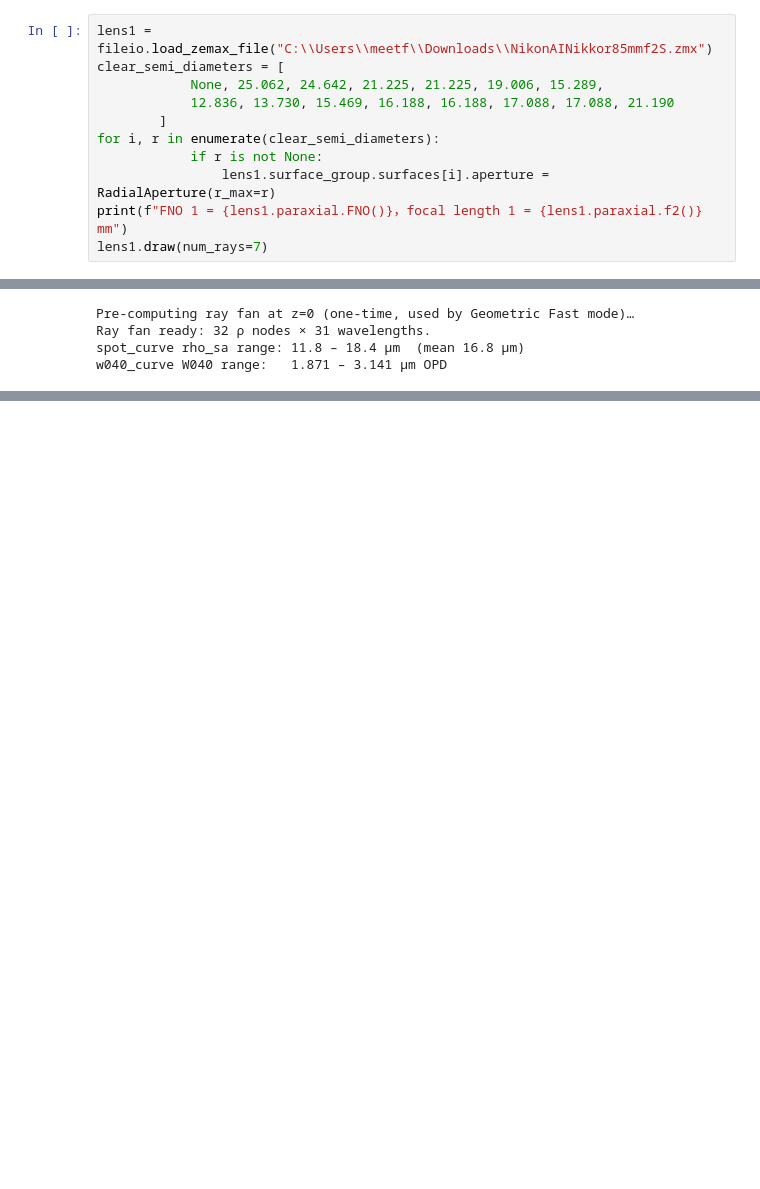
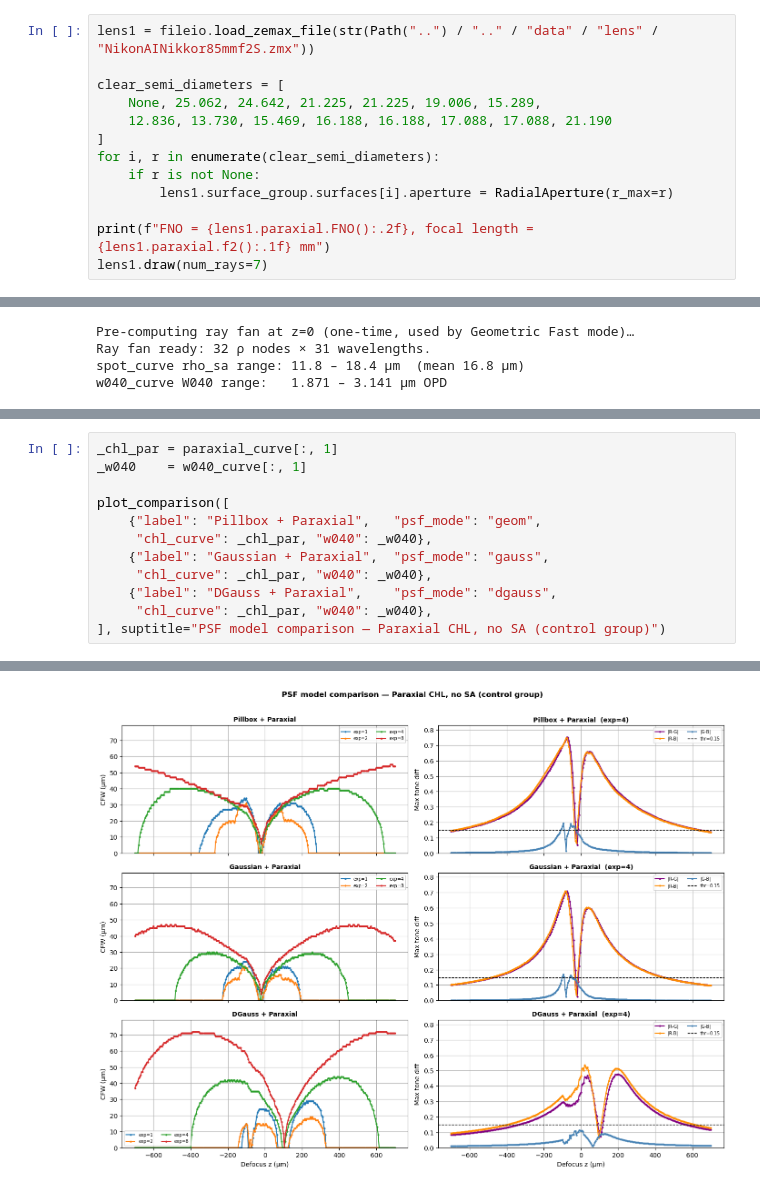
Before and after one commit to Leyangf/ColorFringeCalculation, a Jupyter notebook: examples/cfw_geom_demo.ipynb, the cells around one changed output, grey strips where cells are left out. Saved outputs shown, nothing was run; the diff lists cells and outputs as text; blank space fills up the shorter version.

```diff
--- a/examples/cfw_geom_demo.ipynb
+++ b/examples/cfw_geom_demo.ipynb
@@ -39,11 +43,13 @@ from optiland.physical_apertures import RadialAperture
 # %%
-lens1 = fileio.load_zemax_file("C:\\Users\\meetf\\Downloads\\NikonAINikkor85mmf2S.zmx")
+lens1 = fileio.load_zemax_file(str(Path("..") / ".." / "data" / "lens" / "NikonAINikkor85mmf2S.zmx"))
+
 clear_semi_diameters = [
-            None, 25.062, 24.642, 21.225, 21.225, 19.006, 15.289,
-            12.836, 13.730, 15.469, 16.188, 16.188, 17.088, 17.088, 21.190
-        ]
+    None, 25.062, 24.642, 21.225, 21.225, 19.006, 15.289,
+    12.836, 13.730, 15.469, 16.188, 16.188, 17.088, 17.088, 21.190
+]
 for i, r in enumerate(clear_semi_diameters):
-            if r is not None:
-                lens1.surface_group.surfaces[i].aperture = RadialAperture(r_max=r)
-print(f"FNO 1 = {lens1.paraxial.FNO()}，focal length 1 = {lens1.paraxial.f2()} mm")
+    if r is not None:
+        lens1.surface_group.surfaces[i].aperture = RadialAperture(r_max=r)
+
+print(f"FNO = {lens1.paraxial.FNO():.2f}, focal length = {lens1.paraxial.f2():.1f} mm")
 lens1.draw(num_rays=7)
@@ -538,0 +618,13 @@ VBox(children=(VBox(children=(SelectMultiple(description='Exposure', index=(0, 1
+# %%
+_chl_par = paraxial_curve[:, 1]
+_w040    = w040_curve[:, 1]
+
+plot_comparison([
+    {"label": "Pillbox + Paraxial",   "psf_mode": "geom",
+     "chl_curve": _chl_par, "w040": _w040},
+    {"label": "Gaussian + Paraxial",  "psf_mode": "gauss",
+     "chl_curve": _chl_par, "w040": _w040},
+    {"label": "DGauss + Paraxial",    "psf_mode": "dgauss",
+     "chl_curve": _chl_par, "w040": _w040},
+], suptitle="PSF model comparison — Paraxial CHL, no SA (control group)")
+# %% [output]
@@ -538,0 +645 @@ VBox(children=(VBox(children=(SelectMultiple(description='Exposure', index=(0, 1
+[figure, added]
```
Also changed, not shown: parts of 23 cells of this notebook, 1 other file.
